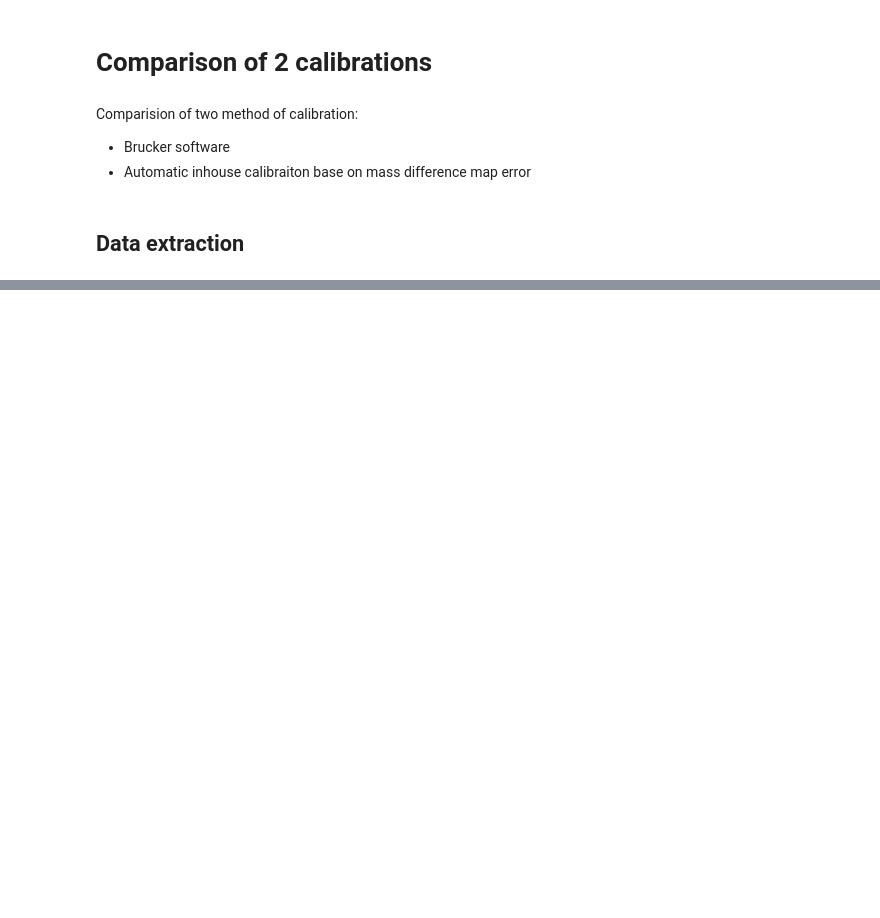
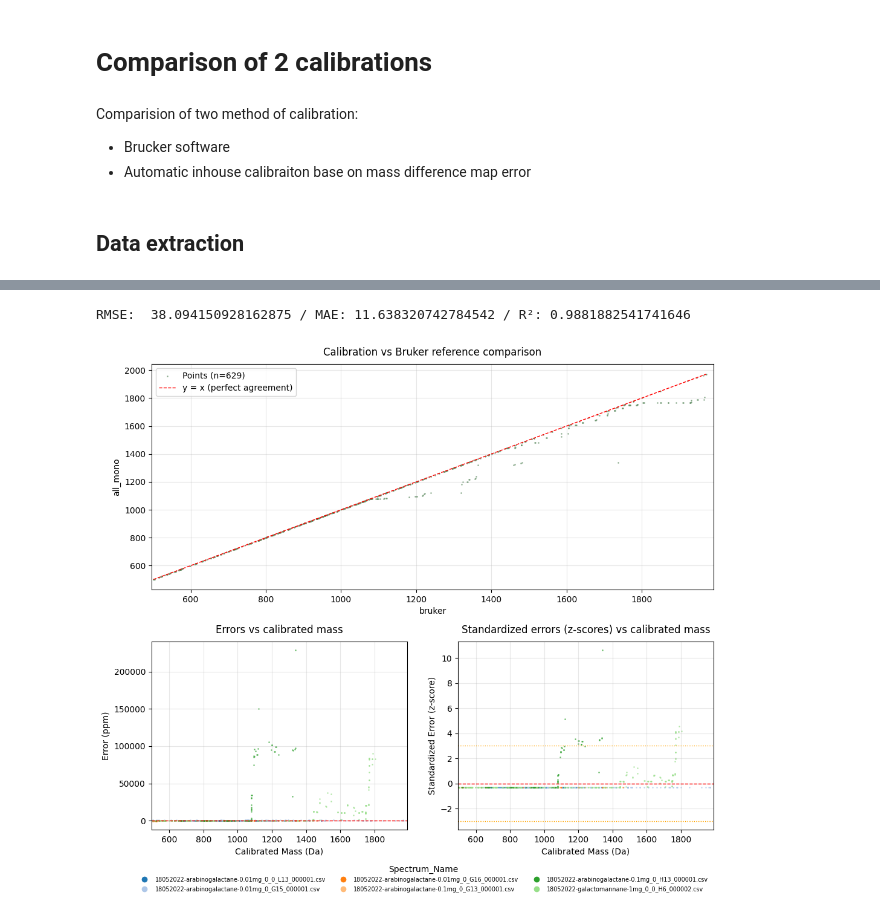
Before and after one commit to Protactinium92/SugarMALDI, a Jupyter notebook: src/calibration_comparison.ipynb, the cells around one changed output, grey strips where cells are left out. Drawn from its saved outputs; the diff is of its cells as text; code cells hidden in the pictures; blank space fills up the shorter version.

```diff
--- a/src/calibration_comparison.ipynb
+++ b/src/calibration_comparison.ipynb
@@ -246,0 +720,13 @@ final_global_data = pl.concat(all_spectrum,  rechunk=True)
+# %%
+small_peaks_all = peaks_all.filter(pl.col("m/z")<2000)
+rmse_selected, mae_selected, r_2 = calculate_metrics(small_peaks_all, ref_col="all_mono", predict_col="bruker")
+print(f"RMSE:  {rmse_selected} / MAE: {mae_selected} / R²: {r_2}")
+plot_performance(
+    small_peaks_all,
+    ref_col="bruker",
+    predict_col="all_mono",
+    color="#5E8C61",  # Biochemistry-friendly color
+)
+# %% [output]
+RMSE:  38.094150928162875 / MAE: 11.638320742784542 / R²: 0.9881882541741646
+[figure, added]
```
Also changed, not shown: parts of 32 cells of this notebook, 2 other files.
